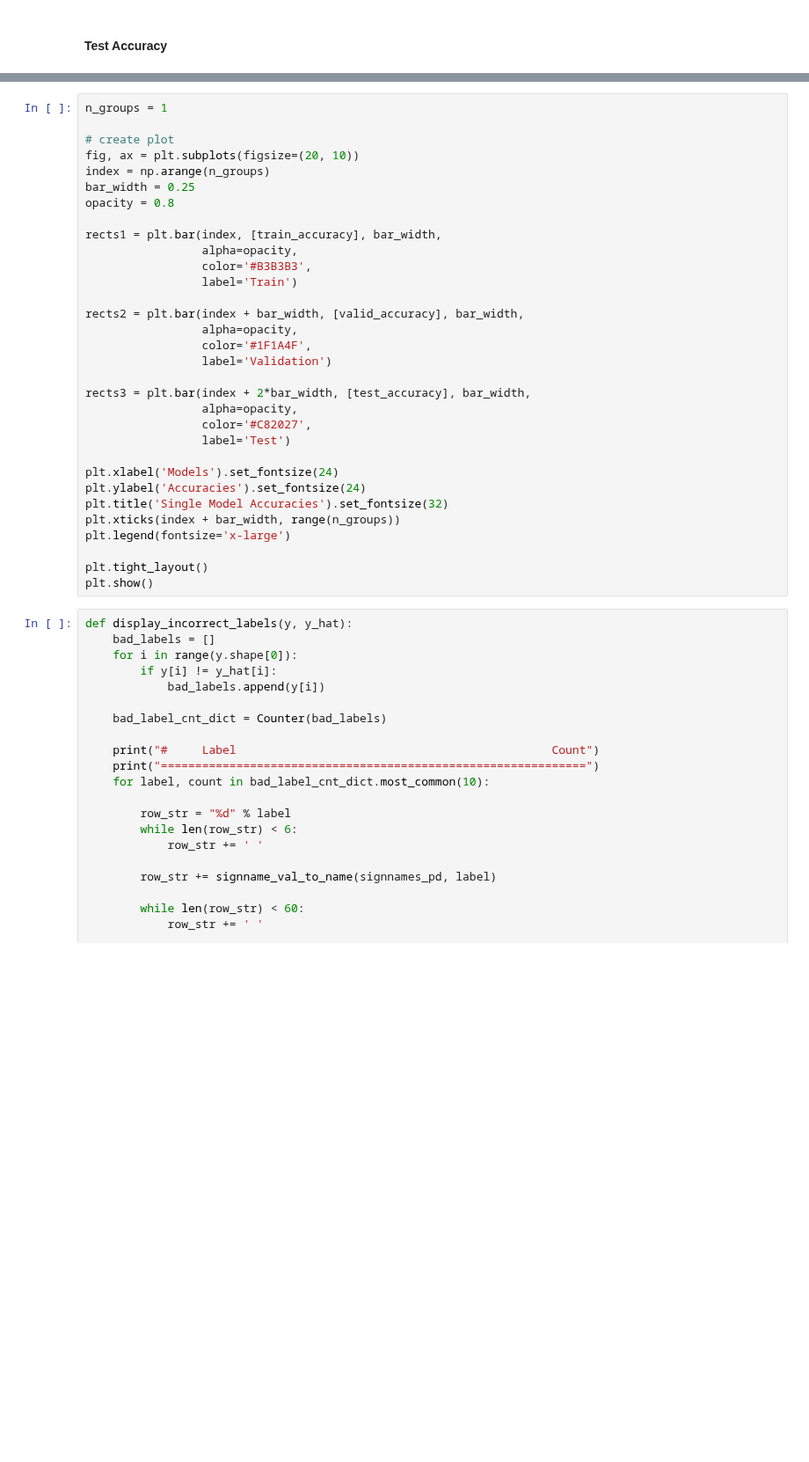
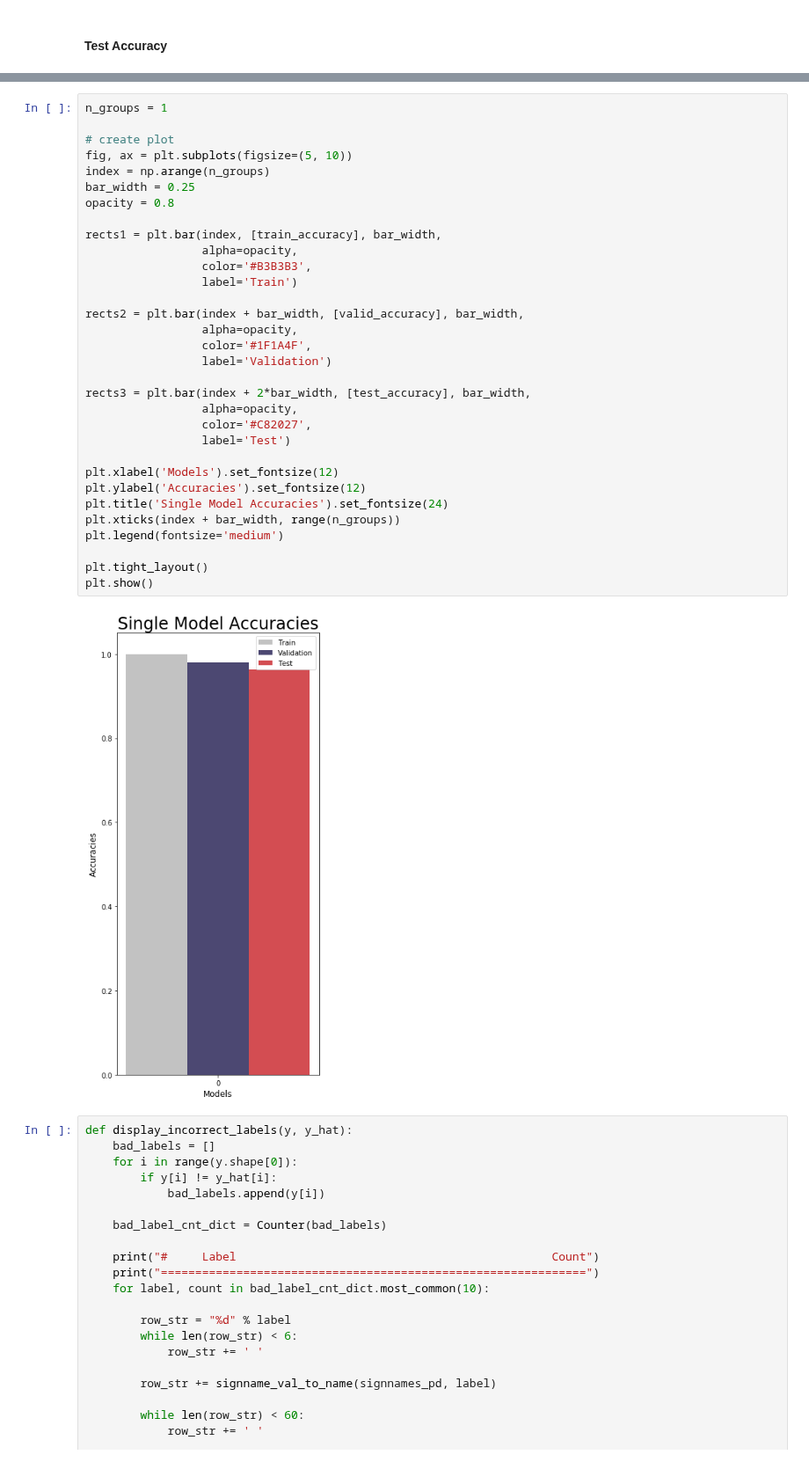
Before and after one commit to ekkus93/CarND-Traffic-Sign-Classifier-Project, a Jupyter notebook: Traffic_Sign_Classifier.ipynb, the cells around one changed output, grey strips where cells are left out. Shown at 88% size. Drawn from its saved outputs; the diff is of its cells as text; blank space fills up the shorter version.

Commit message:
reran single model with graph; reran top logits

```diff
--- a/Traffic_Sign_Classifier.ipynb
+++ b/Traffic_Sign_Classifier.ipynb
@@ -811,35 +817,37 @@ print("test accuracy: %.3f" % test_accuracy)
 # %%
 n_groups = 1
 
 # create plot
-fig, ax = plt.subplots(figsize=(20, 10))
+fig, ax = plt.subplots(figsize=(5, 10))
 index = np.arange(n_groups)
 bar_width = 0.25
 opacity = 0.8
 
 rects1 = plt.bar(index, [train_accuracy], bar_width,
                  alpha=opacity,
                  color='#B3B3B3',
                  label='Train')
 
 rects2 = plt.bar(index + bar_width, [valid_accuracy], bar_width,
                  alpha=opacity,
                  color='#1F1A4F',
                  label='Validation')
 
 rects3 = plt.bar(index + 2*bar_width, [test_accuracy], bar_width,
                  alpha=opacity,
                  color='#C82027',
                  label='Test')
 
-plt.xlabel('Models').set_fontsize(24)
-plt.ylabel('Accuracies').set_fontsize(24)
-plt.title('Single Model Accuracies').set_fontsize(32)
+plt.xlabel('Models').set_fontsize(12)
+plt.ylabel('Accuracies').set_fontsize(12)
+plt.title('Single Model Accuracies').set_fontsize(24)
 plt.xticks(index + bar_width, range(n_groups))
-plt.legend(fontsize='x-large')
+plt.legend(fontsize='medium')
 
 plt.tight_layout()
 plt.show()
+# %% [output]
+[figure, added]
 # %%
 def display_incorrect_labels(y, y_hat):
     bad_labels = []
```
Also changed, not shown: parts of 15 cells of this notebook.
